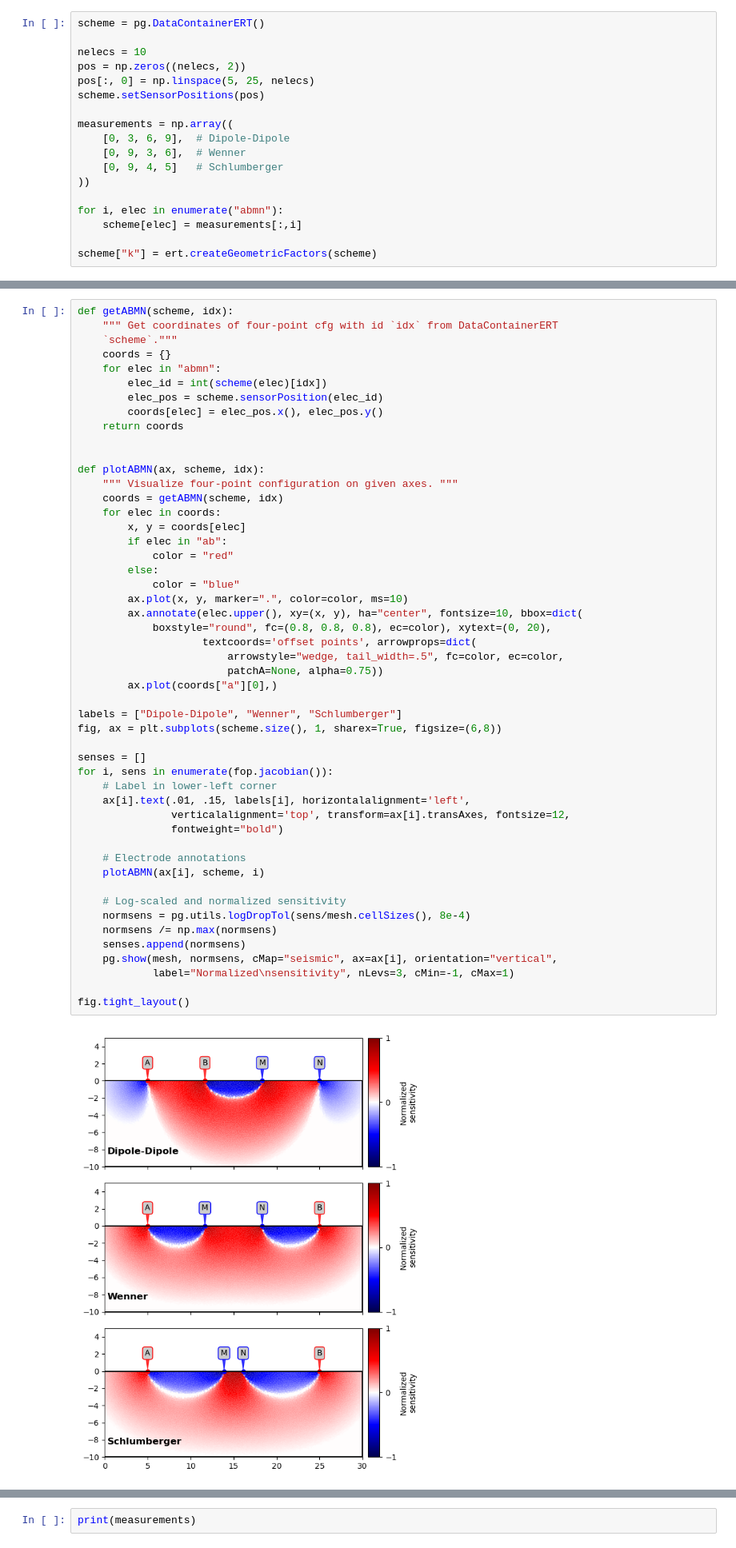
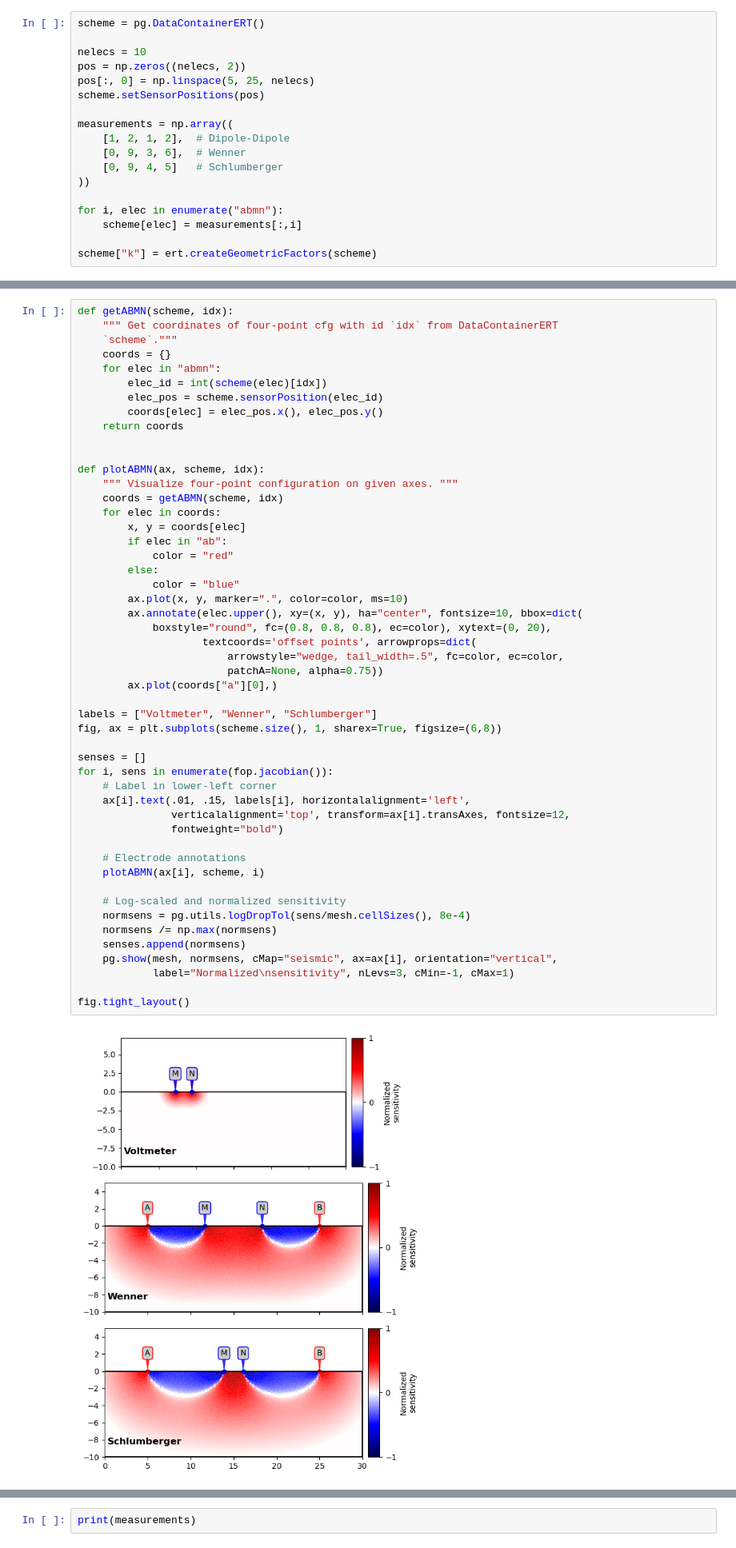
Before and after one commit to GarimaPrabhakar/bert-practice, a Jupyter notebook: tryingstuff/1DVESMemo/Senstivity.ipynb, the cells around one changed output, grey strips where cells are left out. Shown at 80% size. Drawn from its saved outputs; the diff is of its cells as text.

```diff
--- a/tryingstuff/1DVESMemo/Senstivity.ipynb
+++ b/tryingstuff/1DVESMemo/Senstivity.ipynb
@@ -13,7 +13,7 @@ pos[:, 0] = np.linspace(5, 25, nelecs)
 scheme.setSensorPositions(pos)
 
 measurements = np.array((
-    [0, 3, 6, 9],  # Dipole-Dipole
+    [1, 2, 1, 2],  # Dipole-Dipole
     [0, 9, 3, 6],  # Wenner
     [0, 9, 4, 5]   # Schlumberger
 ))
@@ -65,35 +65,35 @@ def plotABMN(ax, scheme, idx):
             color = "blue"
         ax.plot(x, y, marker=".", color=color, ms=10)
         ax.annotate(elec.upper(), xy=(x, y), ha="center", fontsize=10, bbox=dict(
             boxstyle="round", fc=(0.8, 0.8, 0.8), ec=color), xytext=(0, 20),
                     textcoords='offset points', arrowprops=dict(
                         arrowstyle="wedge, tail_width=.5", fc=color, ec=color,
                         patchA=None, alpha=0.75))
         ax.plot(coords["a"][0],)
 
-labels = ["Dipole-Dipole", "Wenner", "Schlumberger"]
+labels = ["Voltmeter", "Wenner", "Schlumberger"]
 fig, ax = plt.subplots(scheme.size(), 1, sharex=True, figsize=(6,8))
 
 senses = []
 for i, sens in enumerate(fop.jacobian()):
     # Label in lower-left corner
     ax[i].text(.01, .15, labels[i], horizontalalignment='left',
                verticalalignment='top', transform=ax[i].transAxes, fontsize=12,
                fontweight="bold")
 
     # Electrode annotations
     plotABMN(ax[i], scheme, i)
 
     # Log-scaled and normalized sensitivity
     normsens = pg.utils.logDropTol(sens/mesh.cellSizes(), 8e-4)
     normsens /= np.max(normsens)
     senses.append(normsens)
     pg.show(mesh, normsens, cMap="seismic", ax=ax[i], orientation="vertical",
             label="Normalized\nsensitivity", nLevs=3, cMin=-1, cMax=1)
 
 fig.tight_layout()
 # %% [output]
-[figure, old version]
+[figure, new version]
 # %%
 senses
 # %% [output]
```
Also changed, not shown: parts of 12 cells of this notebook, 7 other files.
